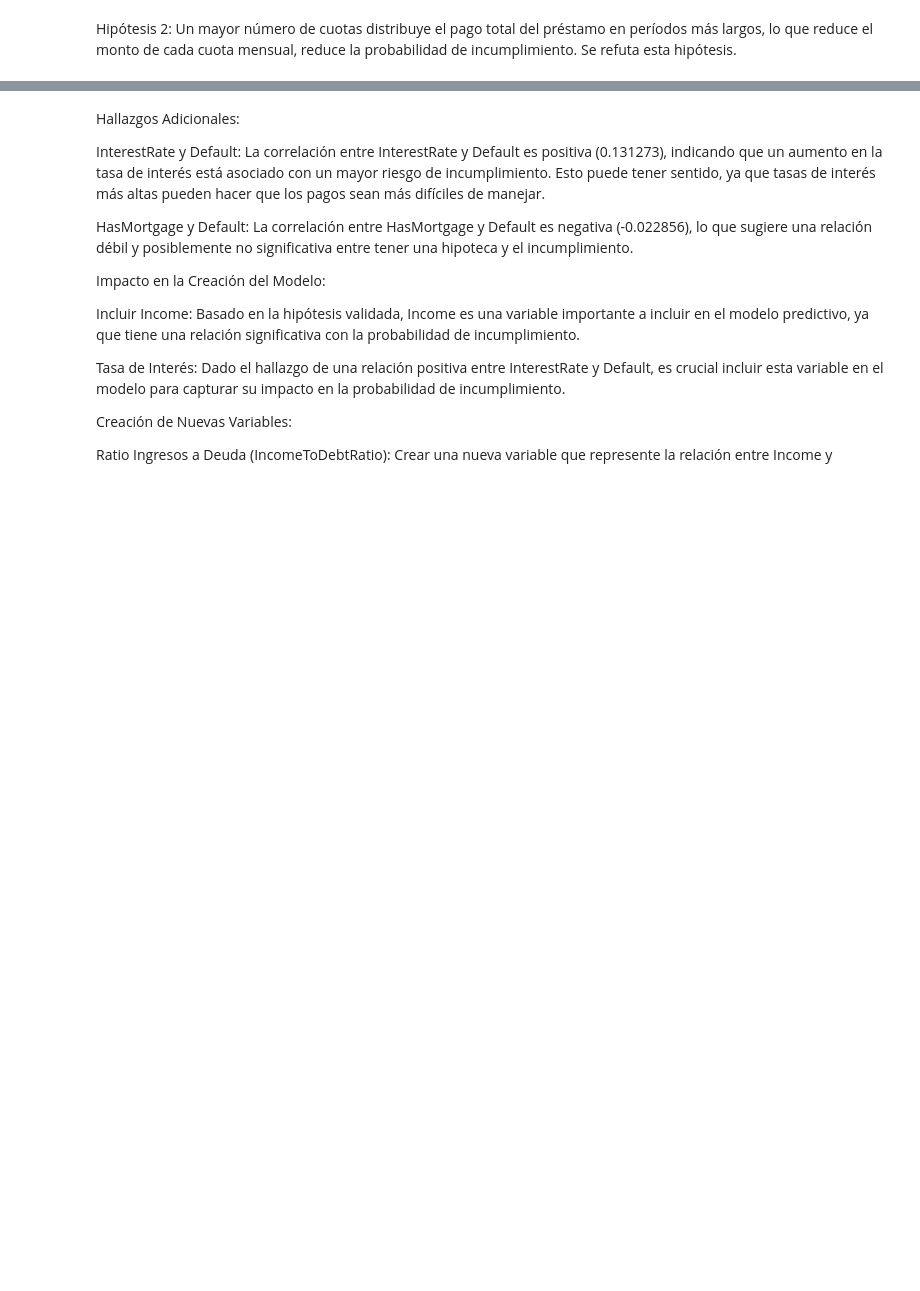
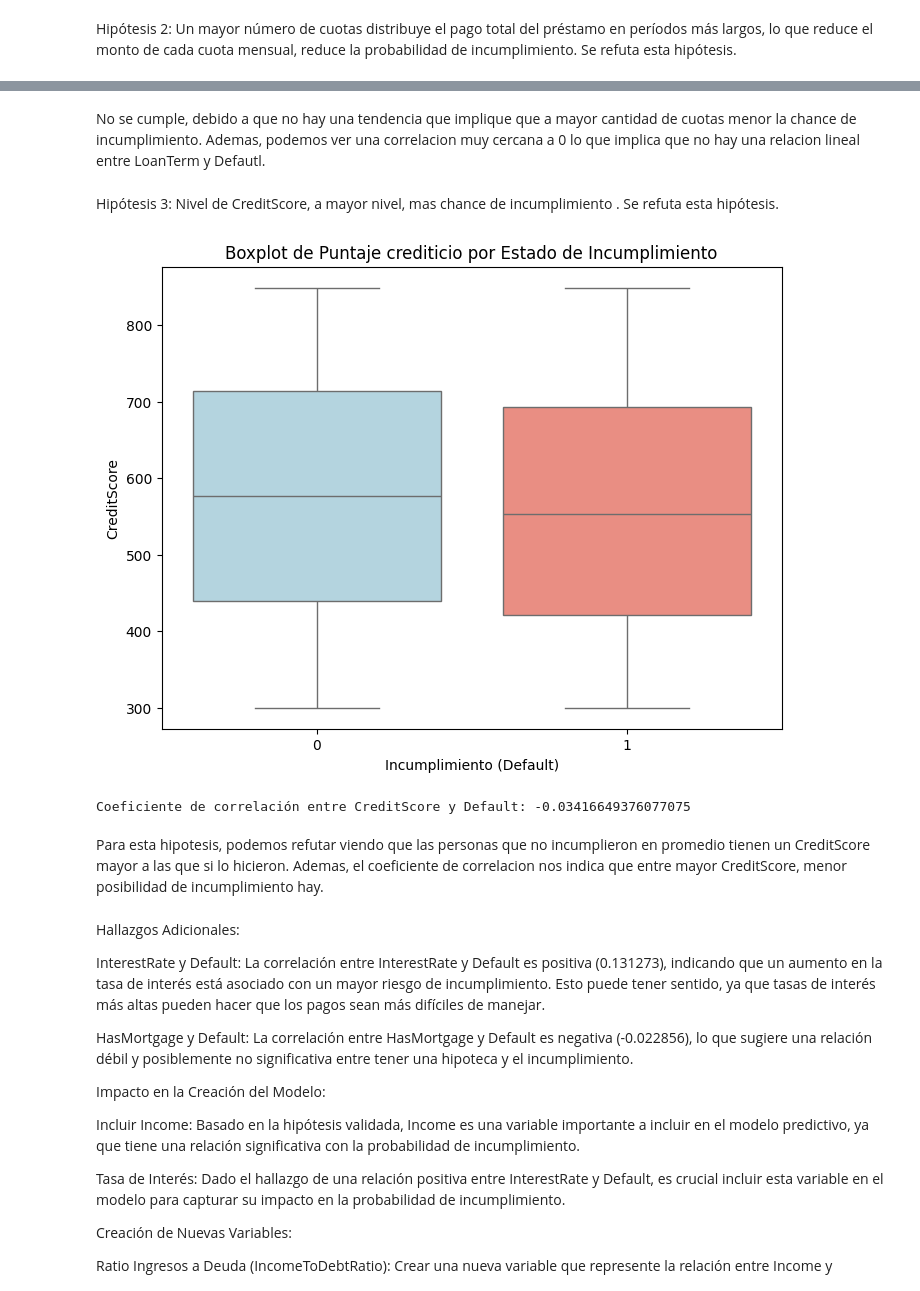
Before and after one commit to juancarignano/tp1_ML, a Jupyter notebook: tp1_ML.ipynb, the cells around one changed output, grey strips where cells are left out. Cells and saved outputs as stored; diff of their text form; code cells hidden in the pictures; blank space fills up the shorter version.

Commit message:
agrego hipotesis y conclusiones

```diff
--- a/tp1_ML.ipynb
+++ b/tp1_ML.ipynb
@@ -1092,3 +1088,32 @@ plt.show()
+# %% [markdown]
+No se cumple, debido a que no hay una tendencia que implique que a mayor cantidad de cuotas menor la chance de incumplimiento. Ademas, podemos ver una correlacion muy cercana a 0 lo que implica que no hay una relacion lineal entre LoanTerm y Defautl.
+# %% [markdown]
+Hipótesis 3: Nivel de CreditScore, a mayor nivel, mas chance de incumplimiento . Se refuta esta hipótesis.
+# %%
+# Boxplot para 'LoanTerm' por estado de incumplimiento
+palette = {0: 'lightblue', 1: 'salmon'}
+
+# Crear el boxplot
+plt.figure(figsize=(8, 6))
+sns.boxplot(x='Default', y='CreditScore', data=df, hue='Default', palette=palette, legend=False)
+
+# Añadir título y etiquetas
+plt.title('Boxplot de Puntaje crediticio por Estado de Incumplimiento')
+plt.xlabel('Incumplimiento (Default)')
+plt.ylabel('CreditScore')
+
+# Mostrar el gráfico
+plt.show()
+
+# Análisis Estadístico
+# Correlación
+correlation = df[['CreditScore', 'Default']].corr().loc['CreditScore', 'Default']
+print(f'Coeficiente de correlación entre CreditScore y Default: {correlation}')
+# %% [output]
+[figure, added]
+Coeficiente de correlación entre CreditScore y Default: -0.03416649376077075
+# %% [markdown]
+Para esta hipotesis, podemos refutar viendo que las personas que no incumplieron en promedio tienen un CreditScore mayor a las que si lo hicieron. Ademas, el coeficiente de correlacion nos indica que entre mayor CreditScore, menor posibilidad de incumplimiento hay.
 # %% [markdown]
 Hallazgos Adicionales:
 
```
Also changed, not shown: parts of 7 cells of this notebook.
